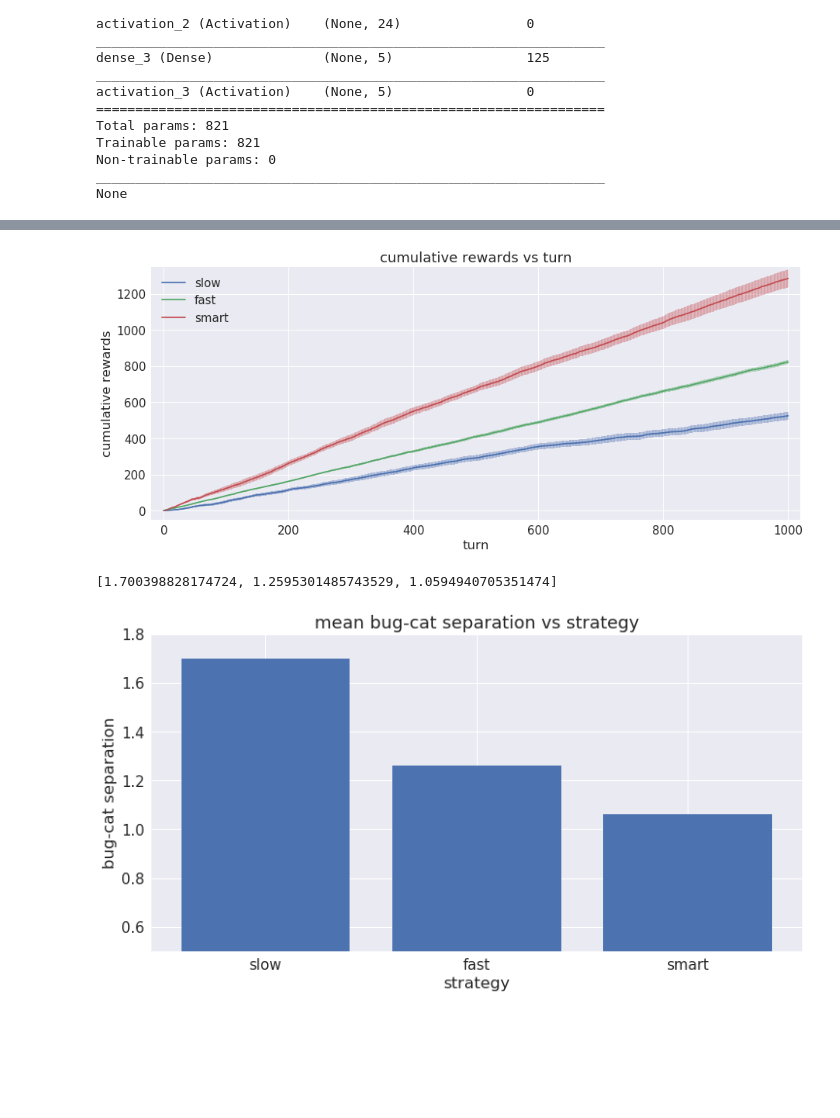
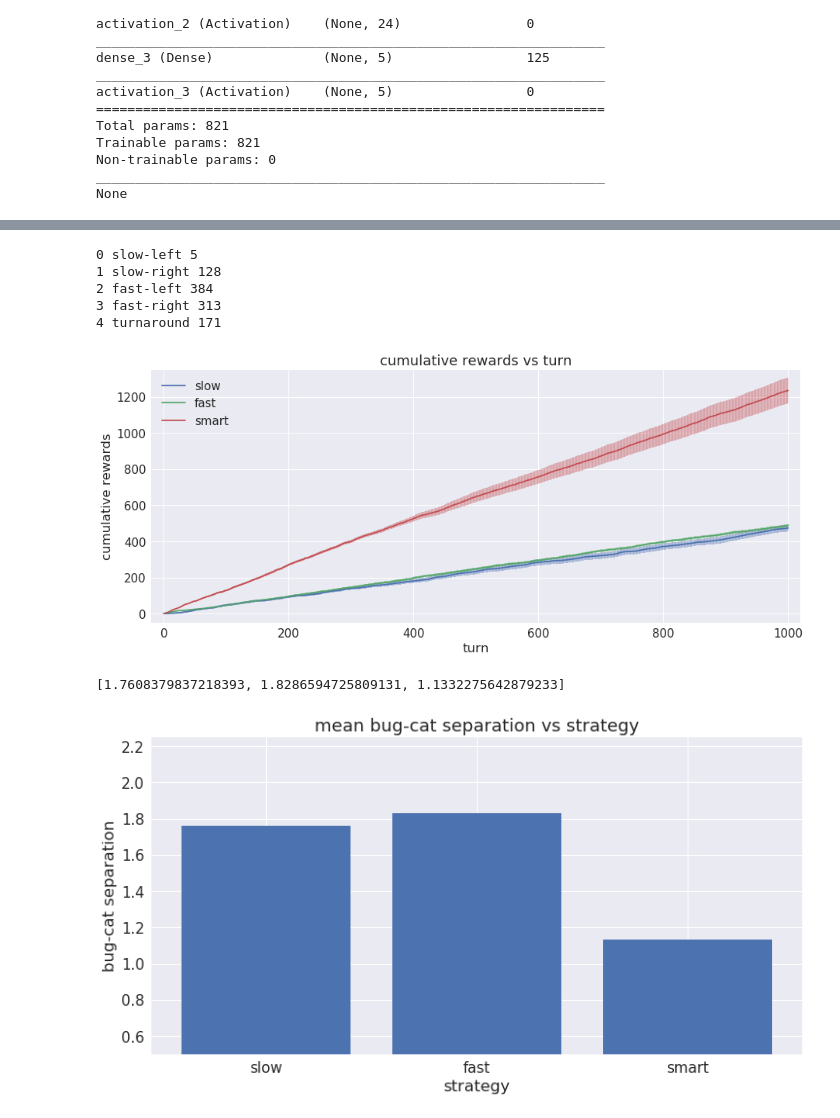
Before and after one commit to joehahn/dl, a Jupyter notebook: hopper/hopper.ipynb, the cells around one changed output, grey strips where cells are left out. Cells and saved outputs as stored; diff of their text form; code cells hidden in the pictures; blank space fills up the shorter version.

```diff
--- a/hopper/hopper.ipynb
+++ b/hopper/hopper.ipynb
@@ -144,8 +147,0 @@ ax.legend()
-# %%
-#memories from previous runs will be used to bootstrap the training
-memories = deque(maxlen=len(memories_slow) + len(memories_fast))
-for memory in memories_slow:
-    memories.append(memory)
-for memory in memories_fast:
-    memories.append(memory)
-print 'number of memories = ', len(memories)
@@ -153,0 +148,17 @@ number of memories =  2002
+# %%
+#generate memories of 100 slow & fast games (same number of games as used during training)
+#these will be used by trainer's experience-replay algorithm
+N_games = 50
+strategies = ['slow', 'fast']
+memories_list = []
+N_memories = 0
+for strategy in strategies:
+    for N_game in range(N_games):
+        memories = play_game(environment, strategy)
+        memories_list += [memories]
+        N_memories += len(memories)
+memories = deque(maxlen=N_memories)
+for buncha_memories in memories_list:
+    for m in buncha_memories:
+        memories.append(m)
+print 'number of memories = ', len(memories)
@@ -200,10 +213,11 @@ Non-trainable params: 0
 _________________________________________________________________
 None
 # %%
-#Use Q-learning to train neural network to drive cat torwards bug..about two minutes to execute.
-N_training_games = 400
-gamma = 0.85                           #discount for future rewards
-batch_size = 100                       #number of memories to use when fitting the model
+#Use Q-learning to train neural network to drive cat torwards bug..about 4 minutes to execute.
+N_training_games = 100
+gamma = 0.85                              #discount for future rewards
+batch_size = 100                          #number of memories used during experience-replay
+print 'batch_size = ', batch_size
 debug = False
 print 'training model...'
 trained_model = train(environment, model, N_training_games, max_distance, gamma, memories, batch_size, debug=debug)
@@ -262,13 +279,23 @@ ax.legend()
+# %%
+#number of times cat utilized various actions
+for action in environment['actions']:
+    print action, environment['acts'][action], (actions == action).sum()
+# %% [output]
+0 slow-left 5
+1 slow-right 128
+2 fast-left 384
+3 fast-right 313
+4 turnaround 171
 # %%
 #for each strategy play 20 games
 N_games = 20
-rn_seed = 123
+rn_seed = 132
 strategies = ['slow', 'fast', 'smart']
 median_cat_bug_separations = []
 for strategy in strategies:
     cumulative_rewards_list = []
     median_cat_bug_separations_list = []
-    for N_games in range(N_games):
+    for N_game in range(N_games):
         rn_seed += 1
         environment = initialize_environment(rn_seed, max_moves, max_distance)
         memories = play_game(environment, strategy, model=trained_model)
@@ -294,24 +321,24 @@ for strategy in strategies:
 ax.legend()
 plt.savefig('figs/strategy_rewards.png')
 # %% [output]
-[figure, old version]
+[figure, new version]
 # %%
 #plot mean bug-cat separation vs strategy
 fig, ax = plt.subplots(1,1, figsize=(12, 6))
 xp = range(len(strategies))
 yp = median_cat_bug_separations
 p = ax.bar(xp, yp, width=0.8, align='center')
 p = ax.set_xticks(xp)
 p = ax.set_xticklabels(strategies)
 p = ax.set_title('mean bug-cat separation vs strategy')
 p = ax.set_xlabel('strategy')
 p = ax.set_ylabel('bug-cat separation')
-p = ax.set_ylim(0.5, 1.8)
+p = ax.set_ylim(0.5, 2.25)
 plt.savefig('figs/separation_strategy.png')
 print yp
 # %% [output]
-[1.700398828174724, 1.2595301485743529, 1.0594940705351474]
+[1.7608379837218393, 1.8286594725809131, 1.1332275642879233]
-[figure, old version]
+[figure, new version]
 # %%
 #done!
 time_stop = time.time()
```
Also changed, not shown: parts of 15 cells of this notebook, 7 other files.
